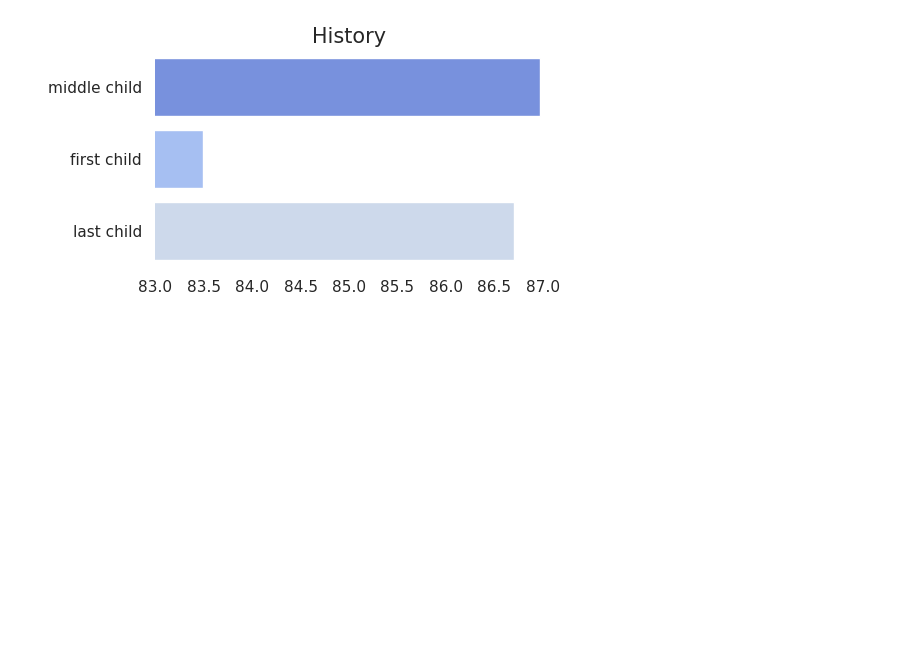
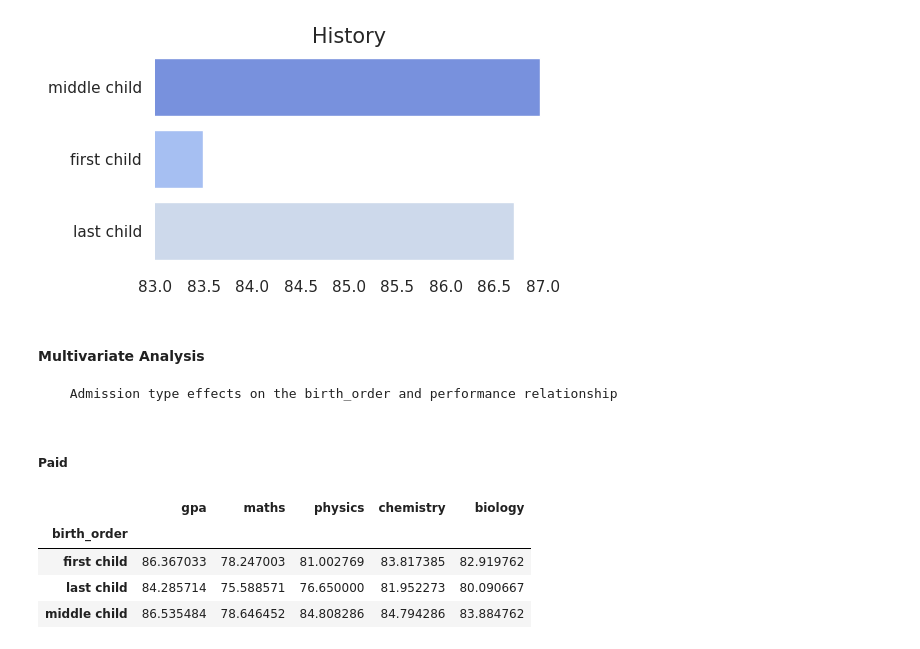
Before and after one commit to Ammon21/School-Data-Science-Project, a Jupyter notebook: notebooks/data_analysis.ipynb, the cells around one changed output. Cells and saved outputs as stored; diff of their text form; code cells hidden in the pictures; blank space fills up the shorter version.

```diff
--- a/notebooks/data_analysis.ipynb
+++ b/notebooks/data_analysis.ipynb
@@ -163,3 +212,20 @@ legitbar(df, 'geography', 'birth_order', 'Geography', 83, 87)
 legitbar(df, 'history', 'birth_order', 'History', 83, 87)
 # %% [output]
 [figure]
+# %% [markdown]
+#### Multivariate Analysis
+
+      Admission type effects on the birth_order and performance relationship
+# %%
+df_paid = df[df.admission == 'paid']
+df_scholar = df[df.admission == 'scholarship']
+# %% [markdown]
+##### Paid
+# %%
+df_paid.groupby('birth_order')[['gpa', 'maths', 'physics', 'chemistry', 'biology']].mean()
+# %% [output]
+|  | gpa | maths | physics | chemistry | biology |
+| birth_order |  |  |  |  |  |
+| first child | 86.367033 | 78.247003 | 81.002769 | 83.817385 | 82.919762 |
+| last child | 84.285714 | 75.588571 | 76.650000 | 81.952273 | 80.090667 |
+| middle child | 86.535484 | 78.646452 | 84.808286 | 84.794286 | 83.884762 |
```
Also changed, not shown: parts of 31 cells of this notebook.
